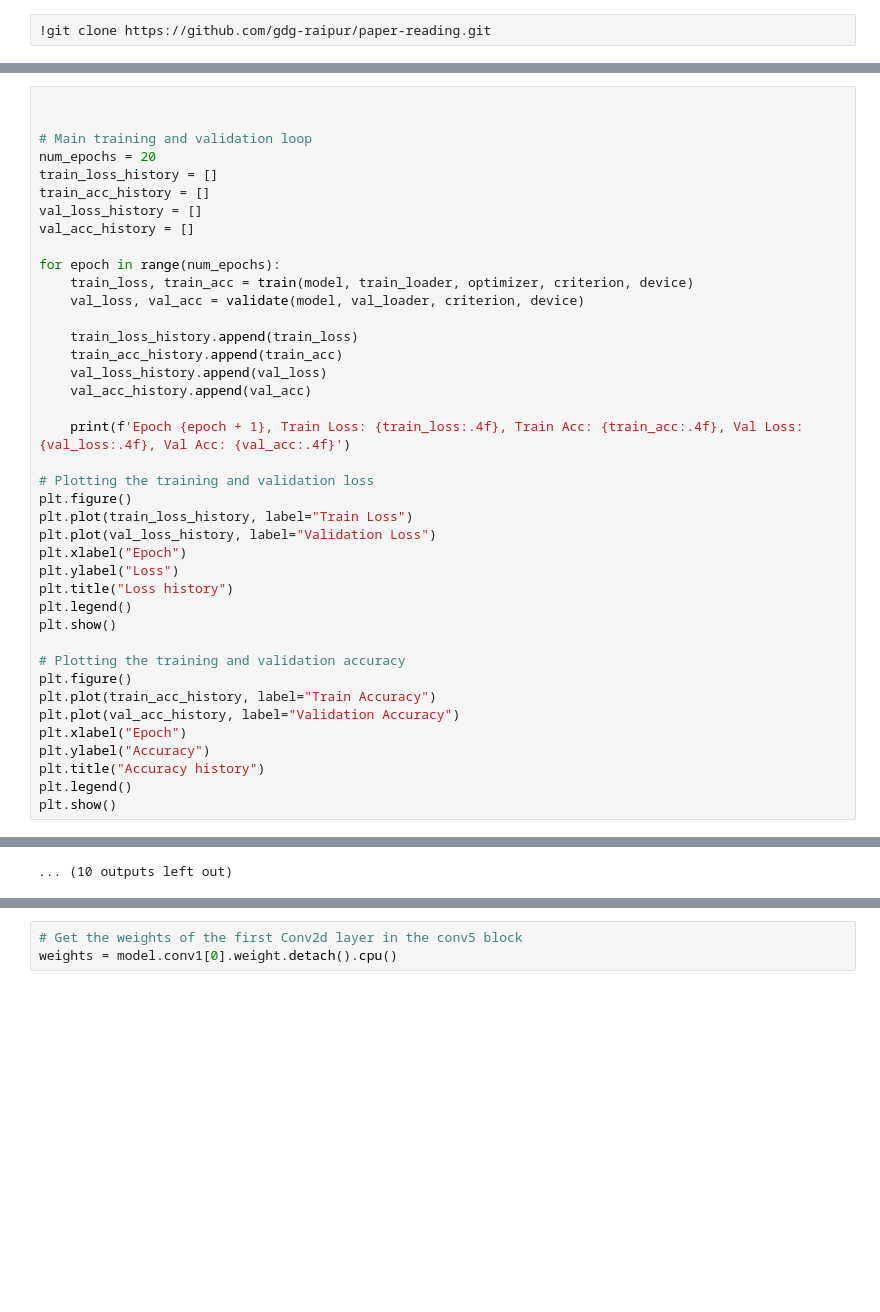
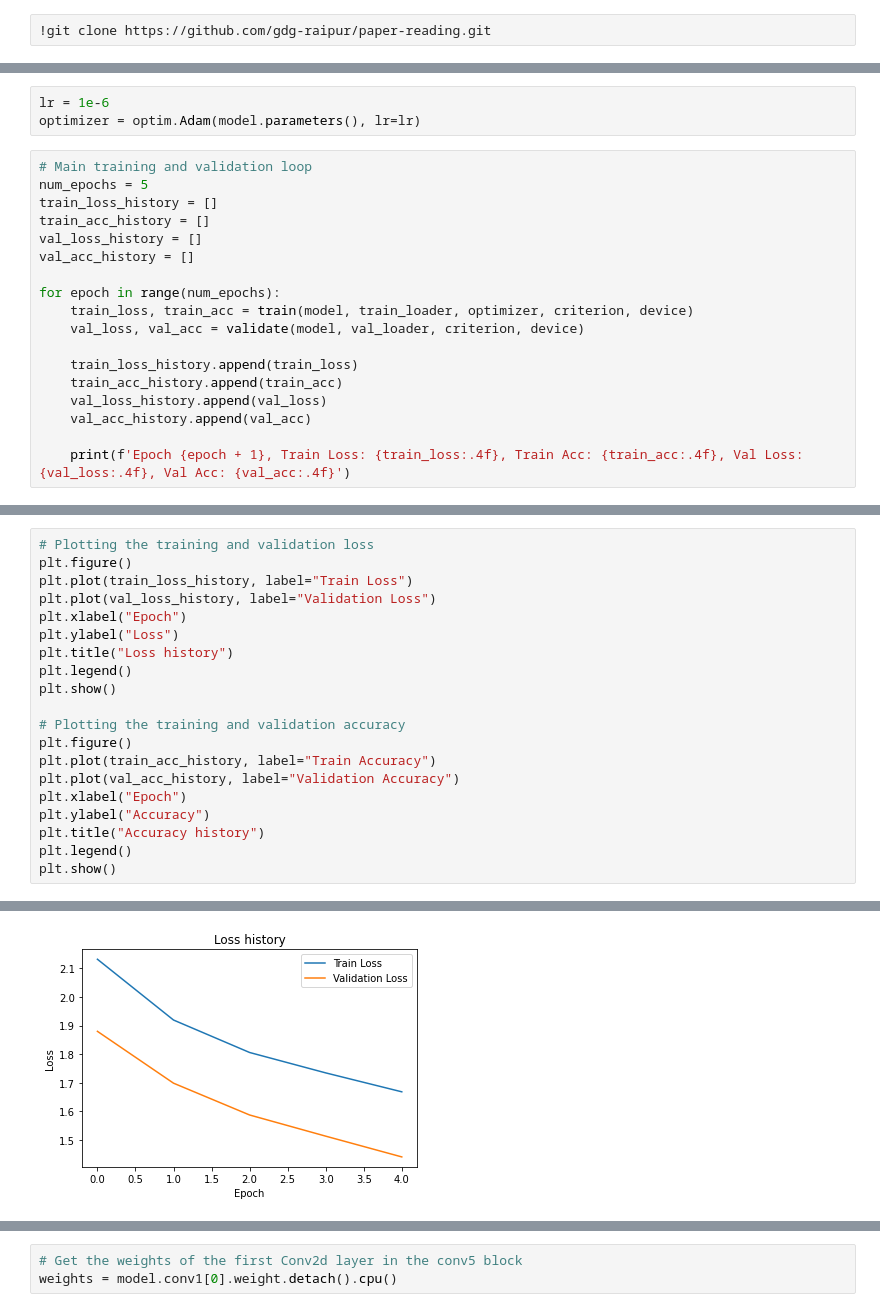
Before and after one commit to gdg-raipur/paper-reading, a Jupyter notebook: trainer.ipynb, the cells around one changed output, grey strips where cells are left out. Cells and saved outputs as stored; diff of their text form; blank space fills up the shorter version.

```diff
--- a/trainer.ipynb
+++ b/trainer.ipynb
@@ -267,0 +197,21 @@ step_size = len(train_loader) * 2
+# %%
+lr = 1e-6
+optimizer = optim.Adam(model.parameters(), lr=lr)
+# %%
+# Main training and validation loop
+num_epochs = 5
+train_loss_history = []
+train_acc_history = []
+val_loss_history = []
+val_acc_history = []
+
+for epoch in range(num_epochs):
+    train_loss, train_acc = train(model, train_loader, optimizer, criterion, device)
+    val_loss, val_acc = validate(model, val_loader, criterion, device)
+
+    train_loss_history.append(train_loss)
+    train_acc_history.append(train_acc)
+    val_loss_history.append(val_loss)
+    val_acc_history.append(val_acc)
+
+    print(f'Epoch {epoch + 1}, Train Loss: {train_loss:.4f}, Train Acc: {train_acc:.4f}, Val Loss: {val_loss:.4f}, Val Acc: {val_acc:.4f}')
@@ -268,24 +224,4 @@ step_size = len(train_loader) * 2
 # %%
-
-
-# Main training and validation loop
-num_epochs = 20
-train_loss_history = []
-train_acc_history = []
-val_loss_history = []
-val_acc_history = []
-
-for epoch in range(num_epochs):
-    train_loss, train_acc = train(model, train_loader, optimizer, criterion, device)
-    val_loss, val_acc = validate(model, val_loader, criterion, device)
-
-    train_loss_history.append(train_loss)
-    train_acc_history.append(train_acc)
-    val_loss_history.append(val_loss)
-    val_acc_history.append(val_acc)
-
-    print(f'Epoch {epoch + 1}, Train Loss: {train_loss:.4f}, Train Acc: {train_acc:.4f}, Val Loss: {val_loss:.4f}, Val Acc: {val_acc:.4f}')
-
 # Plotting the training and validation loss
 plt.figure()
 plt.plot(train_loss_history, label="Train Loss")
@@ -321 +245 @@ Epoch 12, Train Loss: 0.9845, Train Acc: 0.6843, Val Loss: 0.7625, Val Acc: 0.74
-... (10 outputs left out)
+[figure, added]
```
Also changed, not shown: parts of 14 cells of this notebook.
